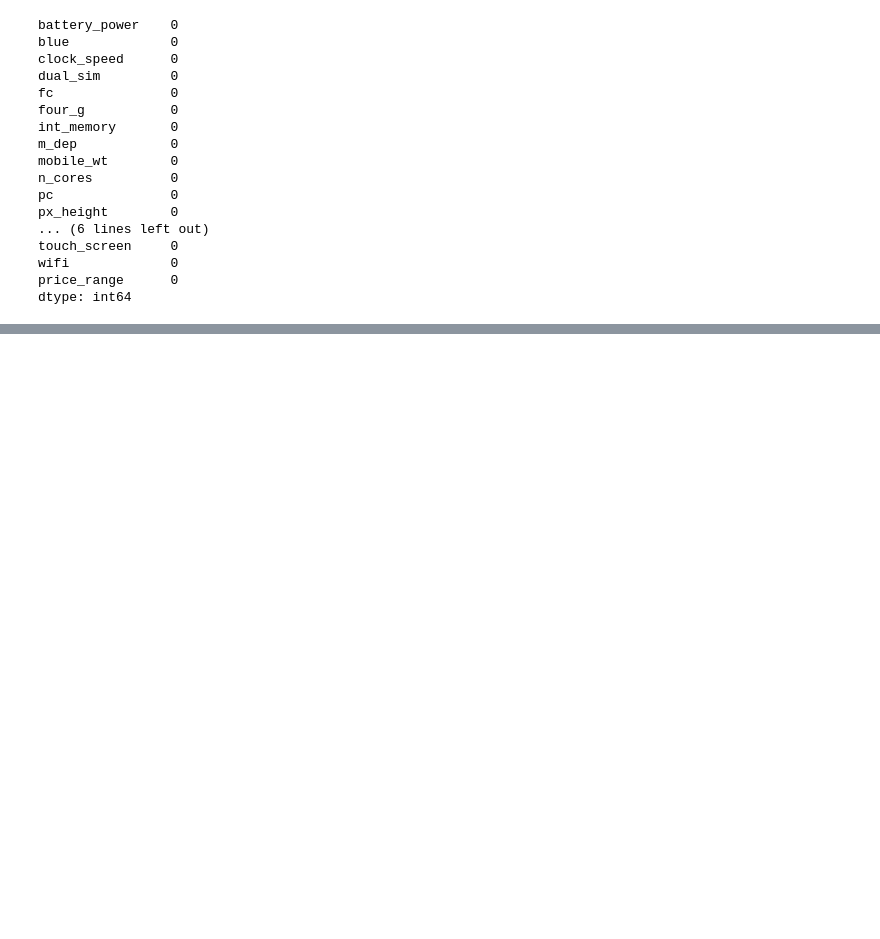
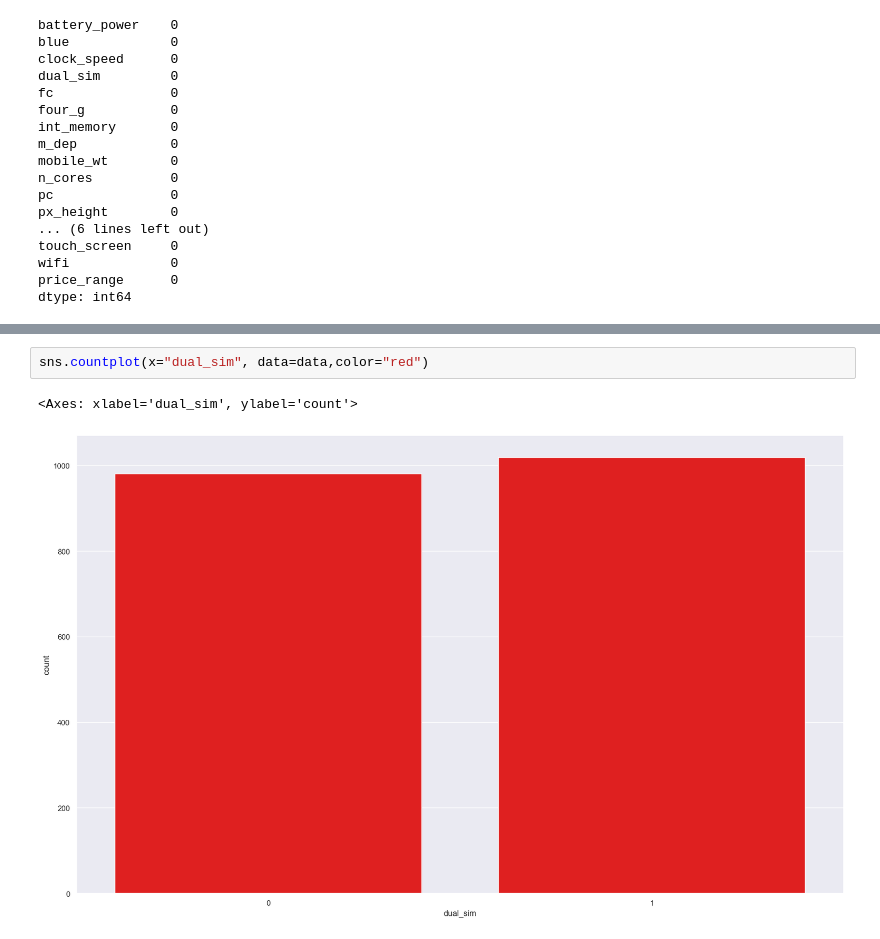
Before and after one commit to Rizan012/mobile-price-range-predictor, a Jupyter notebook: DatasetAnalysis.ipynb, the cells around one changed output, grey strips where cells are left out. Drawn from its saved outputs; the diff is of its cells as text; blank space fills up the shorter version.

```diff
--- a/DatasetAnalysis.ipynb
+++ b/DatasetAnalysis.ipynb
@@ -81,0 +142,5 @@ dtype: int64
+# %%
+sns.countplot(x="dual_sim", data=data,color="red")
+# %% [output]
+<Axes: xlabel='dual_sim', ylabel='count'>
+[figure, added]
```
Also changed, not shown: parts of 23 cells of this notebook, 3 other files.
